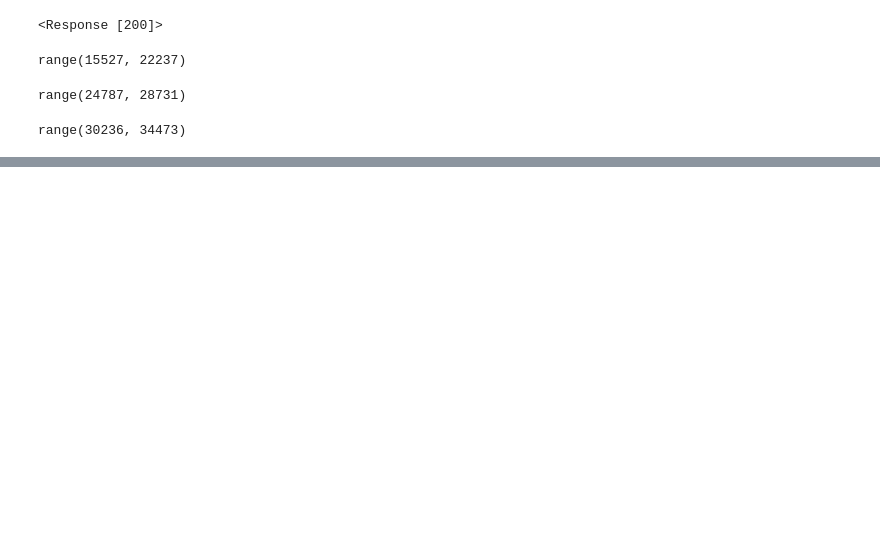
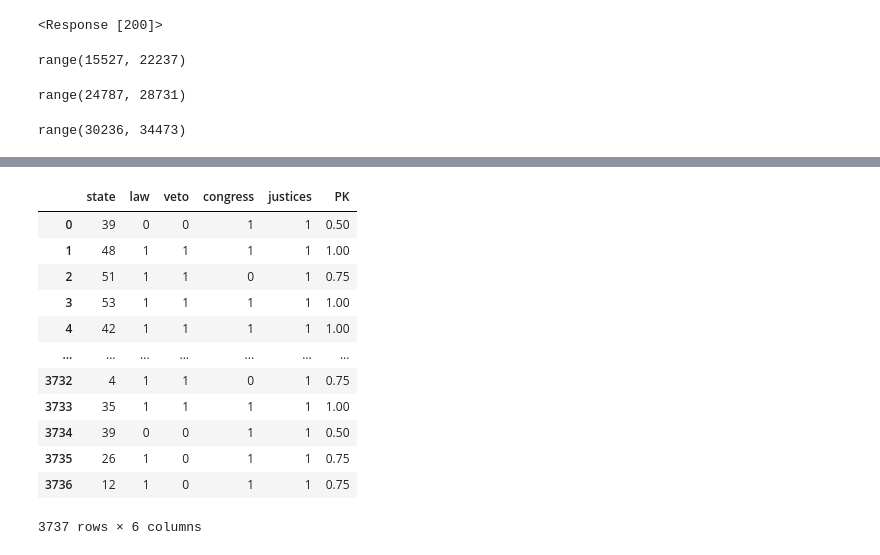
Before and after one commit to behavioural-exercise/Data-Analysis-in-Python, a Jupyter notebook: Homeworks/04-16-2022/HW3.ipynb, the cells around one changed output, grey strips where cells are left out. Saved outputs shown, nothing was run; the diff lists cells and outputs as text; code cells hidden in the pictures; blank space fills up the shorter version.

```diff
--- a/Homeworks/04-16-2022/HW3.ipynb
+++ b/Homeworks/04-16-2022/HW3.ipynb
@@ -104,0 +145,3 @@ layout = go.Layout(title = 'Just lines', xaxis = dict(title='X axis'),
+# %%
+survey = survey[['WFc01_c', 'MC01_c', 'MC02_c', 'MC03_c', 'MC04_c']]
+survey
@@ -104,0 +162,15 @@ layout = go.Layout(title = 'Just lines', xaxis = dict(title='X axis'),
+# %%
+# если случайно запустить более одного раза, то придется перезагружать изначальные данные
+
+survey['state'] = survey['WFc01_c']
+survey['law'] = [x*0 if x in [1, 2, 998, 999] else 1 for x in survey['MC01_c']]
+survey['veto'] = [x*0 if x in [2, 998, 999] else 1 for x in survey['MC02_c']]
+survey['congress'] = [x*0 if x in [2, 998, 999] else 1 for x in survey['MC03_c']]
+survey['justices'] = [x*0 if x in [1, 2, 4, 998, 999] else 1 for x in survey['MC04_c']]
+
+survey = survey[['state', 'law', 'veto', 'congress', 'justices']]
+# %%
+survey = survey.assign(PK = (survey.law + survey.veto + survey.congress + survey.justices) / 4)
+# %%
+for i in survey.state:
+    survey.PK =
@@ -104,0 +215,16 @@ layout = go.Layout(title = 'Just lines', xaxis = dict(title='X axis'),
+# %%
+survey
+# %% [output]
+|  | state | law | veto | congress | justices | PK |
+| 0 | 39 | 0 | 0 | 1 | 1 | 0.50 |
+| 1 | 48 | 1 | 1 | 1 | 1 | 1.00 |
+| 2 | 51 | 1 | 1 | 0 | 1 | 0.75 |
+| 3 | 53 | 1 | 1 | 1 | 1 | 1.00 |
+| 4 | 42 | 1 | 1 | 1 | 1 | 1.00 |
+| ... | ... | ... | ... | ... | ... | ... |
+| 3732 | 4 | 1 | 1 | 0 | 1 | 0.75 |
+| 3733 | 35 | 1 | 1 | 1 | 1 | 1.00 |
+| 3734 | 39 | 0 | 0 | 1 | 1 | 0.50 |
+| 3735 | 26 | 1 | 0 | 1 | 1 | 0.75 |
+| 3736 | 12 | 1 | 0 | 1 | 1 | 0.75 |
+3737 rows × 6 columns
```
Also changed, not shown: parts of 23 cells of this notebook.
